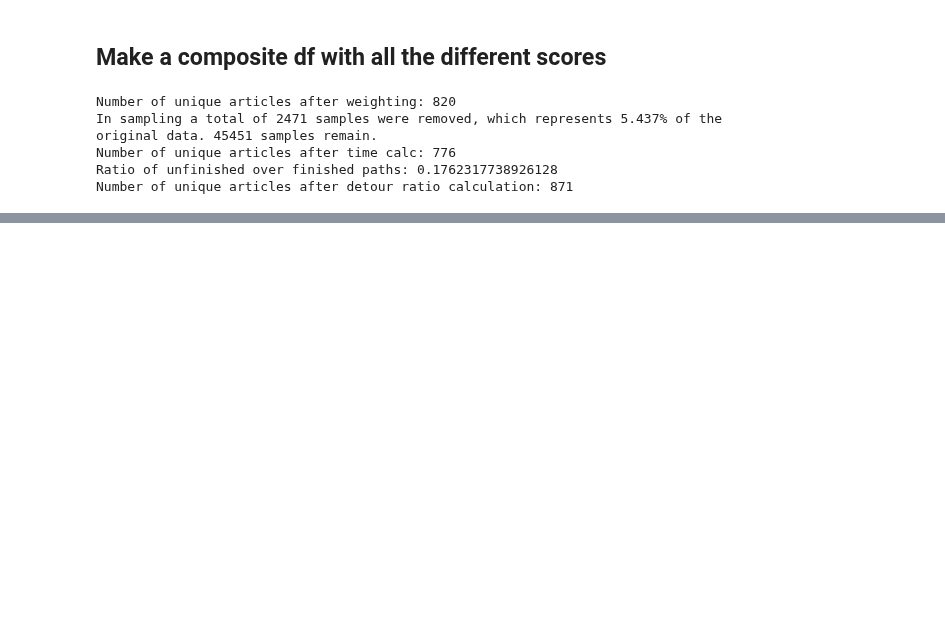
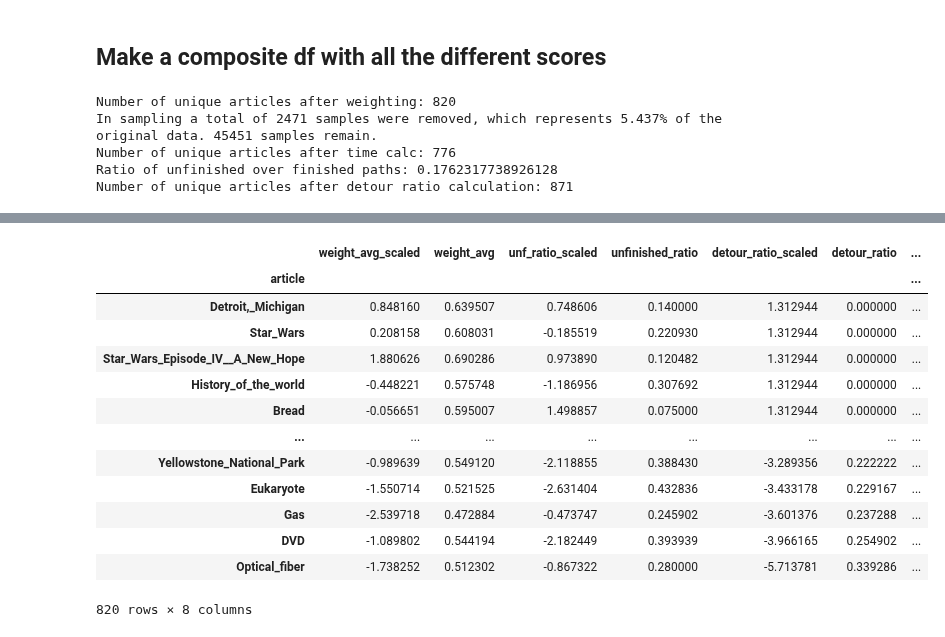
Before and after one commit to epfl-ada/ada-2024-project-adaholiks, a Jupyter notebook: clean_artilce_scoring.ipynb, the cells around one changed output, grey strips where cells are left out. Cells and saved outputs as stored; diff of their text form; code cells hidden in the pictures; blank space fills up the shorter version.

```diff
--- a/clean_artilce_scoring.ipynb
+++ b/clean_artilce_scoring.ipynb
@@ -403,2 +433,20 @@ composite_df.sort_values(by='weighted_avg', ascending=False)
+# %%
+# sort by detour ratio (ratio of the number of dead ends an article has (difference between full path list content and simplified path list content))
+composite_df.sort_values(by='detour_ratio_scaled', ascending=False)
+# %% [output]
+|  | weight_avg_scaled | weight_avg | unf_ratio_scaled | unfinished_ratio | detour_ratio_scaled | detour_ratio | ... |
+| article |  |  |  |  |  |  | ... |
+| Detroit,_Michigan | 0.848160 | 0.639507 | 0.748606 | 0.140000 | 1.312944 | 0.000000 | ... |
+| Star_Wars | 0.208158 | 0.608031 | -0.185519 | 0.220930 | 1.312944 | 0.000000 | ... |
+| Star_Wars_Episode_IV__A_New_Hope | 1.880626 | 0.690286 | 0.973890 | 0.120482 | 1.312944 | 0.000000 | ... |
+| History_of_the_world | -0.448221 | 0.575748 | -1.186956 | 0.307692 | 1.312944 | 0.000000 | ... |
+| Bread | -0.056651 | 0.595007 | 1.498857 | 0.075000 | 1.312944 | 0.000000 | ... |
+| ... | ... | ... | ... | ... | ... | ... | ... |
+| Yellowstone_National_Park | -0.989639 | 0.549120 | -2.118855 | 0.388430 | -3.289356 | 0.222222 | ... |
+| Eukaryote | -1.550714 | 0.521525 | -2.631404 | 0.432836 | -3.433178 | 0.229167 | ... |
+| Gas | -2.539718 | 0.472884 | -0.473747 | 0.245902 | -3.601376 | 0.237288 | ... |
+| DVD | -1.089802 | 0.544194 | -2.182449 | 0.393939 | -3.966165 | 0.254902 | ... |
+| Optical_fiber | -1.738252 | 0.512302 | -0.867322 | 0.280000 | -5.713781 | 0.339286 | ... |
+820 rows × 8 columns
 # %%
 # sort by speed (so far speed is just avg path time over all the paths an article appears in)
```
Also changed, not shown: parts of 10 cells of this notebook, 1 other file.
